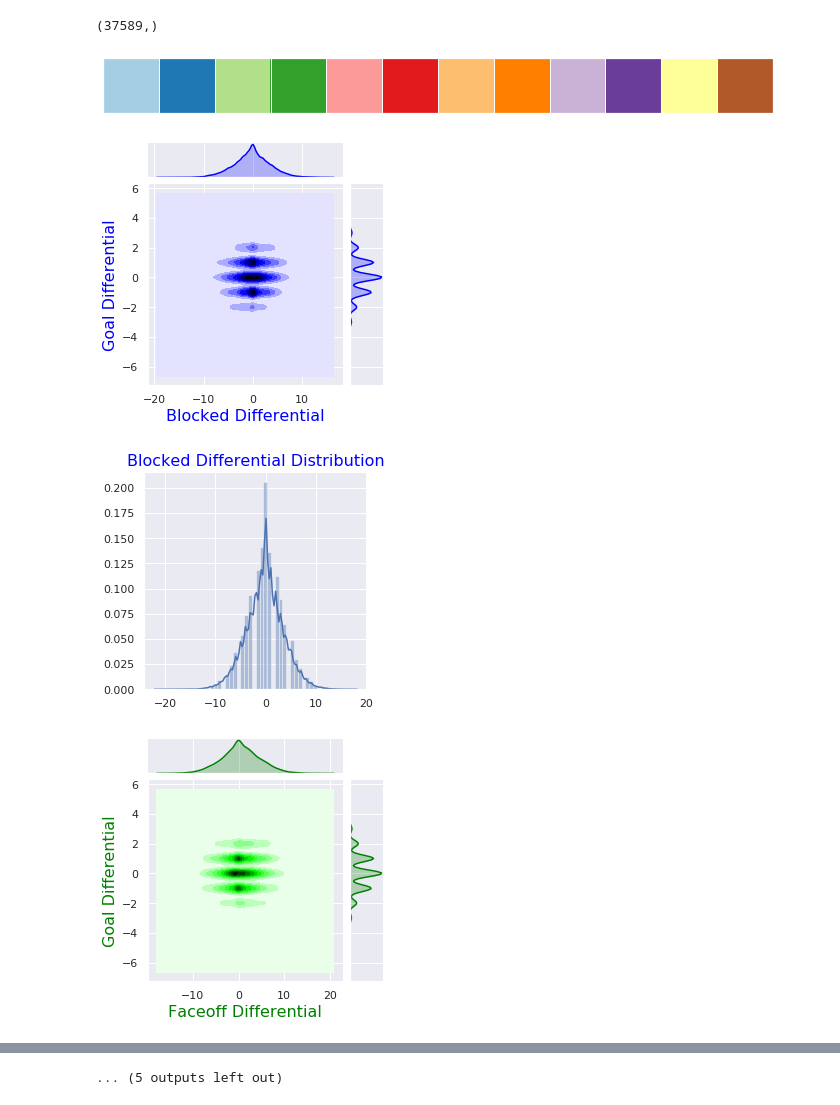
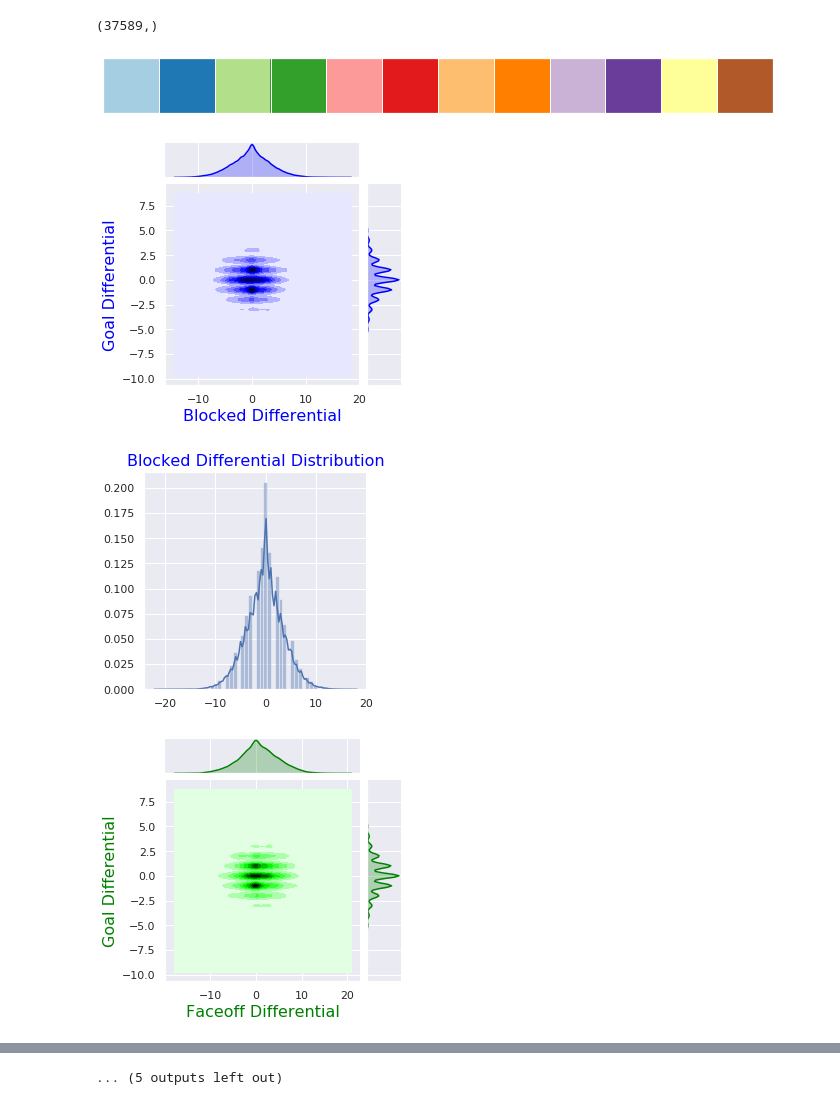
Before and after one commit to bliminate/Lord_Stanley_Seekers, a Jupyter notebook: Plots.ipynb, the cells around one changed output, grey strips where cells are left out. Drawn from its saved outputs; the diff is of its cells as text; code cells hidden in the pictures.

```diff
--- a/Plots.ipynb
+++ b/Plots.ipynb
@@ -45,6 +45,7 @@ sns.set(rc={'figure.figsize':(4,4)})
 sns.palplot(sns.color_palette("Paired"))
 
 period_final_goal_diff = data['period_final_goal_differential']
+period_initial_goal_diff = data['period_initial_goal_differential']
 away_blocked = data['blocked_shots_away']
 home_blocked = data['blocked_shots_home']
 away_faceoff = data['faceoff_away']
@@ -62,11 +63,13 @@ home_shot = data['shot_home']
 away_takeaway = data['takeaway_away']
 home_takeaway = data['takeaway_home']
 
-idx = np.random.choice(np.arange(len(away_blocked_diff)), 10000, replace=False)
+idx = np.random.choice(np.arange(len(away_blocked)), 10000, replace=False)
+
+peiod_goal_diff = np.subtract(period_final_goal_diff,period_initial_goal_diff)
 
 blocked_differential = np.subtract(home_blocked,away_blocked)
 x_sample = blocked_differential[idx]
-y_sample = period_final_goal_diff[idx]
+y_sample = peiod_goal_diff[idx]
 jnt = sns.jointplot(x=x_sample, y=y_sample,kind="kde",color='blue',height=4)
 jnt.set_axis_labels('Blocked Differential', 'Goal Differential',color='blue' ,fontsize=16)
 plt.show()
@@ -77,7 +80,7 @@ plt.show()
 
 faceoff_differential = np.subtract(home_faceoff,away_faceoff)
 x_sample = faceoff_differential[idx]
-y_sample = period_final_goal_diff[idx]
+y_sample = peiod_goal_diff[idx]
 jnt = sns.jointplot(x=x_sample, y=y_sample,kind="kde",color='green',height=4);
 jnt.set_axis_labels('Faceoff Differential', 'Goal Differential', color='green',fontsize=16)
 plt.show()
@@ -88,7 +91,7 @@ plt.show()
 
 giveaway_differential = np.subtract(home_giveaway,away_giveaway)
 x_sample = giveaway_differential[idx]
-y_sample = period_final_goal_diff[idx]
+y_sample = peiod_goal_diff[idx]
 jnt = sns.jointplot(x=x_sample, y=y_sample,kind="kde",color='orange',height=4);
 jnt.set_axis_labels('Giveaway Differential', 'Goal Differential', color='orange' ,fontsize=16)
 plt.show()
@@ -99,7 +102,7 @@ plt.show()
 
 hit_differential = np.subtract(home_hit,away_hit)
 x_sample = hit_differential[idx]
-y_sample = period_final_goal_diff[idx]
+y_sample = peiod_goal_diff[idx]
 jnt = sns.jointplot(x=x_sample, y=y_sample,kind="kde",color='red',height=4);
 jnt.set_axis_labels('Hit Differential', 'Goal Differential', color='red', fontsize=16)
 plt.show()
@@ -110,7 +113,7 @@ plt.show()
 
 missed_shot_differential = np.subtract(home_missed_shot,away_missed_shot)
 x_sample = missed_shot_differential[idx]
-y_sample = period_final_goal_diff[idx]
+y_sample = peiod_goal_diff[idx]
 jnt = sns.jointplot(x=x_sample, y=y_sample,kind="kde",color='purple',height=4);
 jnt.set_axis_labels('Missed Shot Differential', 'Goal Differential', color='purple', fontsize=16)
 plt.show()
@@ -121,39 +124,39 @@ plt.show()
 
 penalty_differential = np.subtract(home_penalty,away_penalty)
 x_sample = penalty_differential[idx]
-y_sample = period_final_goal_diff[idx]
+y_sample = peiod_goal_diff[idx]
 jnt = sns.jointplot(x=x_sample, y=y_sample,kind="kde",color='brown',height=4);
 jnt.set_axis_labels('Penalty Differential', 'Goal Differential', color='brown', fontsize=16)
 plt.show()
 
 b = sns.distplot(penalty_differential,color='brown')
 b.set_title("Penalty Differential Distribution",color='brown',fontsize=16)
 plt.show()
 
 shot_differential = np.subtract(home_shot,away_shot)
 x_sample = shot_differential[idx]
-y_sample = period_final_goal_diff[idx]
+y_sample = peiod_goal_diff[idx]
 jnt = sns.jointplot(x=x_sample, y=y_sample,kind="kde",color='yellow',height=4);
 jnt.set_axis_labels('Shot Differential', 'Goal Differential', color='yellow', fontsize=16)
 plt.show()
 
 b = sns.distplot(shot_differential,color='yellow')
 b.set_title("Shot Differential Distribution",color='yellow',fontsize=16)
 plt.show
 
 takeaway_differential = np.subtract(home_takeaway,away_takeaway)
 x_sample = takeaway_differential[idx]
-y_sample = period_final_goal_diff[idx]
+y_sample = peiod_goal_diff[idx]
 jnt = sns.jointplot(x=x_sample, y=y_sample,kind="kde",color='pink',height=4);
 jnt.set_axis_labels('Takeaway Differential', 'Takeaway Differential', color='pink', fontsize=16)
 plt.show()
 
 b = sns.distplot(takeaway_differential,color='pink')
 b.set_title("Takeaway Differential Distribution",color='pink',fontsize=16)
 plt.show()
 # %% [output]
 [figure]
-[figure, old version]
+[figure, new version]
 [figure]
-[figure, old version]
+[figure, new version]
 [figure]
```
Also changed, not shown: parts of 2 cells of this notebook, 15 other files.
